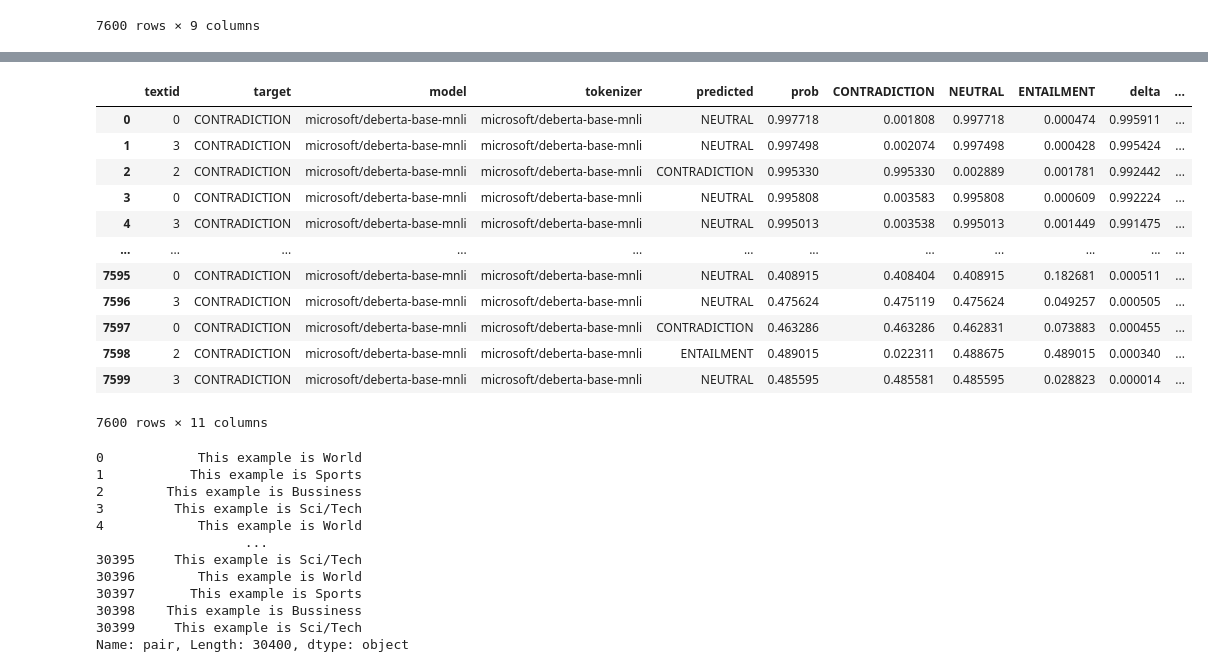
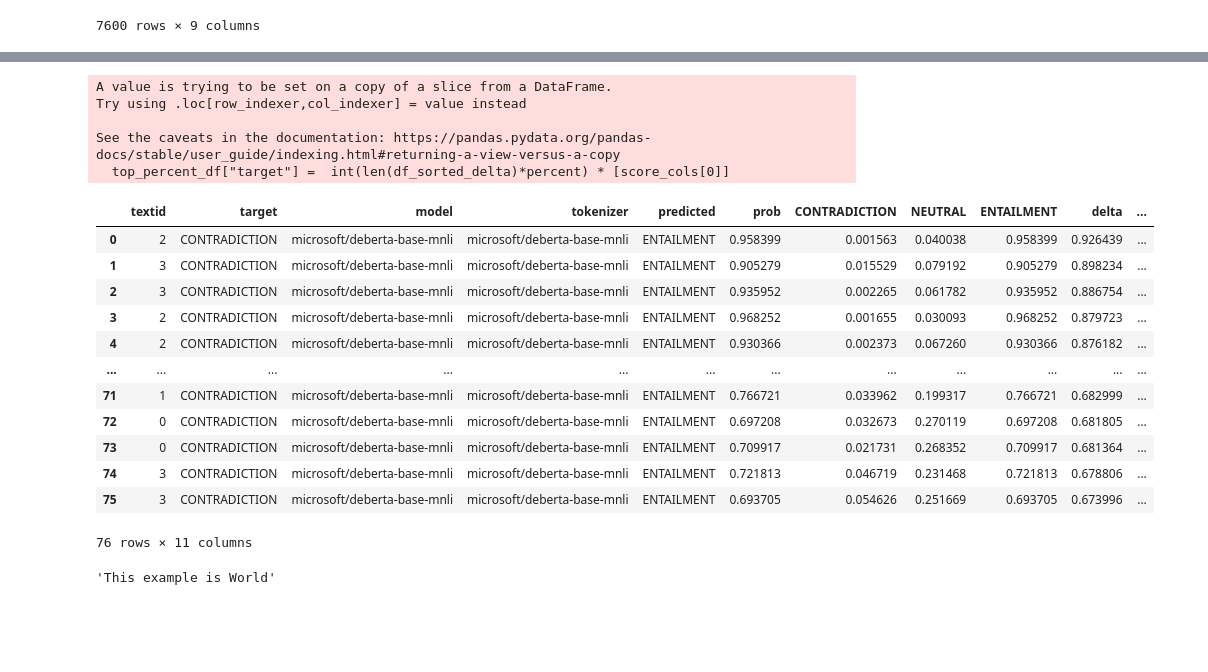
Before and after one commit to l0STAwaY/NLP_Midterm_Osvaldo_Yizhou_David, a Jupyter notebook: testing_function_Design.ipynb, the cells around one changed output, grey strips where cells are left out. Drawn from its saved outputs; the diff is of its cells as text; code cells hidden in the pictures; blank space fills up the shorter version.

```diff
--- a/testing_function_Design.ipynb
+++ b/testing_function_Design.ipynb
@@ -161,9 +173,9 @@ Length: 7600, dtype: float64
 # %%
 # this is just redefining the same function without the print so it is less annoying
 
-def get_positive_example(df, percent=0.1, score_cols=['ENTAILMENT', 'NEUTRAL', 'CONTRADICTION']):
+def get_positive_example(df, percent=0.1, score_cols=['entailment', 'neutral', 'contradiction']):
     """
-    From the top entailment per target, select the top X% most confident examples base on delta
+    From the top entailment per target, select the top X% most confident examples
     based on the delta between the top and second-highest MNLI scores.
 
     Parameters:
@@ -175,32 +187,38 @@ def get_positive_example(df, percent=0.1, score_cols=['ENTAILMENT', 'NEUTRAL', '
         pd.DataFrame: DataFrame with top X% most confident examples.
     """
     # First, select top entailment per target
-    top_df = top_entailment_per_target(df)
+
 
     # Extract MNLI score values
-    scores = top_df[score_cols]
+    top_df = top_entailment_per_target(data)
+    scores = df.groupby("target")["ENTAILMENT"]
+    # print(  scores)
     #Maximum values per row:
-    largeset_score = np.max(scores,axis = 1)
+    largeset_score = scores.max()
     # make it so that
     # all value before -2 are less thanit and all value after it are greater, so we specify that there is only index -1 greater than it
-    second_largest = pd.Series([np.partition(scores.iloc[i], -2)[-2] for i in range(len(scores))])
+    second_largest = scores.apply(lambda x: np.partition(x, -2)[-2])
 
+    # print("largest\n")
+    # print(largeset_score)
+    # print("second largest\n")
+    # print( second_largest )
 
     delta =  largeset_score-second_largest
-
+    # print("delta\n")
+    # print( delta )
 
     # this gets us the value on the top
 
     top_df["delta"]= delta
-
-
-
 
     # the smaller index the greater
     df_sorted_delta = top_df.sort_values(by='delta', ascending=False)
 
     top_percent_df = df_sorted_delta[:int(len(df_sorted_delta)*percent)]
 
+    top_percent_df["target"] =  int(len(df_sorted_delta)*percent) * [score_cols[0]]
+
     return top_percent_df
 # %%
 
@@ -214,67 +232,60 @@ def get_negative_random(data,percent=0.1,contra = "CONTRADICTION"):
     Parameters:
 
        Positve df
 
     Returns:
        Full finetuning dataset
     """
 
     pos = get_positive_example(data,percent=percent).dropna().reset_index(drop=True)
     sample_space = set(pos["textid"].unique())
     for idx in range(len(pos)):
         pos.loc[idx, "target"] = contra
         event1 =  {pos.loc[idx, "textid"]}
         pos.loc[idx, "textid"] = int(random.sample(list(sample_space - event1), 1)[0])
         mapping_mask =  {0:"World" ,1:"Sports",2:"Business",3:"Sci/Tech"}
         label_type = mapping_mask[int(pos.loc[idx, "textid"])]
         pos.loc[idx, "pair"] = f"This example is {label_type}"
 
-
-
     return pos
 
 
         # # pos["predicted"] = pd.sample([])
         # mapping_mask =  {0:"World" ,1:"Sports",2:"Business",3:"Sci/Tech"}
         # text_classfication_true["predicted"] =  Max_entailment["textid"].map(mapping_mask)
 
     # pd.concat([])
 
-positive = get_positive_example(data, percent=1, score_cols=mnli_labels)
 
-get_negative_random(positive,percent=1)
+
+
+get_negative_random(data,percent=0.01)
 # %% [output]
+A value is trying to be set on a copy of a slice from a DataFrame.
+Try using .loc[row_indexer,col_indexer] = value instead
+
+See the caveats in the documentation: https://pandas.pydata.org/pandas-docs/stable/user_guide/indexing.html#returning-a-view-versus-a-copy
+  top_percent_df["target"] =  int(len(df_sorted_delta)*percent) * [score_cols[0]]
 |  | textid | target | model | tokenizer | predicted | prob | CONTRADICTION | NEUTRAL | ENTAILMENT | delta | ... |
-| 0 | 0 | CONTRADICTION | microsoft/deberta-base-mnli | microsoft/deberta-base-mnli | NEUTRAL | 0.997718 | 0.001808 | 0.997718 | 0.000474 | 0.995911 | ... |
-| 1 | 3 | CONTRADICTION | microsoft/deberta-base-mnli | microsoft/deberta-base-mnli | NEUTRAL | 0.997498 | 0.002074 | 0.997498 | 0.000428 | 0.995424 | ... |
-| 2 | 2 | CONTRADICTION | microsoft/deberta-base-mnli | microsoft/deberta-base-mnli | CONTRADICTION | 0.995330 | 0.995330 | 0.002889 | 0.001781 | 0.992442 | ... |
-| 3 | 0 | CONTRADICTION | microsoft/deberta-base-mnli | microsoft/deberta-base-mnli | NEUTRAL | 0.995808 | 0.003583 | 0.995808 | 0.000609 | 0.992224 | ... |
-| 4 | 3 | CONTRADICTION | microsoft/deberta-base-mnli | microsoft/deberta-base-mnli | NEUTRAL | 0.995013 | 0.003538 | 0.995013 | 0.001449 | 0.991475 | ... |
+| 0 | 2 | CONTRADICTION | microsoft/deberta-base-mnli | microsoft/deberta-base-mnli | ENTAILMENT | 0.958399 | 0.001563 | 0.040038 | 0.958399 | 0.926439 | ... |
+| 1 | 3 | CONTRADICTION | microsoft/deberta-base-mnli | microsoft/deberta-base-mnli | ENTAILMENT | 0.905279 | 0.015529 | 0.079192 | 0.905279 | 0.898234 | ... |
+| 2 | 3 | CONTRADICTION | microsoft/deberta-base-mnli | microsoft/deberta-base-mnli | ENTAILMENT | 0.935952 | 0.002265 | 0.061782 | 0.935952 | 0.886754 | ... |
+| 3 | 2 | CONTRADICTION | microsoft/deberta-base-mnli | microsoft/deberta-base-mnli | ENTAILMENT | 0.968252 | 0.001655 | 0.030093 | 0.968252 | 0.879723 | ... |
+| 4 | 2 | CONTRADICTION | microsoft/deberta-base-mnli | microsoft/deberta-base-mnli | ENTAILMENT | 0.930366 | 0.002373 | 0.067260 | 0.930366 | 0.876182 | ... |
 | ... | ... | ... | ... | ... | ... | ... | ... | ... | ... | ... | ... |
-| 7595 | 0 | CONTRADICTION | microsoft/deberta-base-mnli | microsoft/deberta-base-mnli | NEUTRAL | 0.408915 | 0.408404 | 0.408915 | 0.182681 | 0.000511 | ... |
-| 7596 | 3 | CONTRADICTION | microsoft/deberta-base-mnli | microsoft/deberta-base-mnli | NEUTRAL | 0.475624 | 0.475119 | 0.475624 | 0.049257 | 0.000505 | ... |
-| 7597 | 0 | CONTRADICTION | microsoft/deberta-base-mnli | microsoft/deberta-base-mnli | CONTRADICTION | 0.463286 | 0.463286 | 0.462831 | 0.073883 | 0.000455 | ... |
-| 7598 | 2 | CONTRADICTION | microsoft/deberta-base-mnli | microsoft/deberta-base-mnli | ENTAILMENT | 0.489015 | 0.022311 | 0.488675 | 0.489015 | 0.000340 | ... |
-| 7599 | 3 | CONTRADICTION | microsoft/deberta-base-mnli | microsoft/deberta-base-mnli | NEUTRAL | 0.485595 | 0.485581 | 0.485595 | 0.028823 | 0.000014 | ... |
+| 71 | 1 | CONTRADICTION | microsoft/deberta-base-mnli | microsoft/deberta-base-mnli | ENTAILMENT | 0.766721 | 0.033962 | 0.199317 | 0.766721 | 0.682999 | ... |
+| 72 | 0 | CONTRADICTION | microsoft/deberta-base-mnli | microsoft/deberta-base-mnli | ENTAILMENT | 0.697208 | 0.032673 | 0.270119 | 0.697208 | 0.681805 | ... |
+| 73 | 0 | CONTRADICTION | microsoft/deberta-base-mnli | microsoft/deberta-base-mnli | ENTAILMENT | 0.709917 | 0.021731 | 0.268352 | 0.709917 | 0.681364 | ... |
+| 74 | 3 | CONTRADICTION | microsoft/deberta-base-mnli | microsoft/deberta-base-mnli | ENTAILMENT | 0.721813 | 0.046719 | 0.231468 | 0.721813 | 0.678806 | ... |
+| 75 | 3 | CONTRADICTION | microsoft/deberta-base-mnli | microsoft/deberta-base-mnli | ENTAILMENT | 0.693705 | 0.054626 | 0.251669 | 0.693705 | 0.673996 | ... |
-7600 rows × 11 columns
+76 rows × 11 columns
 # %%
 originl_train_data = pd.read_csv("NLP_dataset/MNLI_formatted/Shared_Test_MNLI.tsv",sep="\t")
 # display(originl_train_data)
-
-originl_train_data["pair"]
+originl_train_data
+originl_train_data.loc[7586*4,"pair"]
 # %% [output]
-0            This example is World
-1           This example is Sports
-2        This example is Bussiness
-3         This example is Sci/Tech
-4            This example is World
-                   ...
-30395     This example is Sci/Tech
-30396        This example is World
-30397       This example is Sports
-30398    This example is Bussiness
-30399     This example is Sci/Tech
-Name: pair, Length: 30400, dtype: object
+'This example is World'
 # %%
 
 def create_fintune_data(data,originl_train_data,percent,num_label = 4):
```
Also changed, not shown: parts of 9 cells of this notebook, 5 other files.
